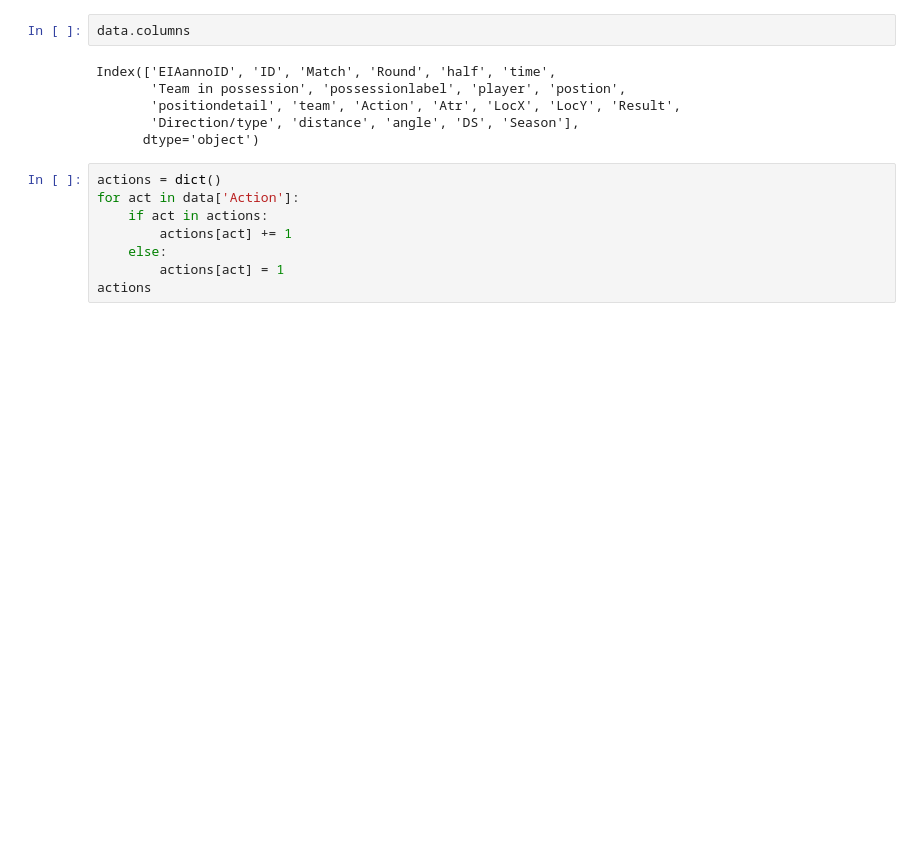
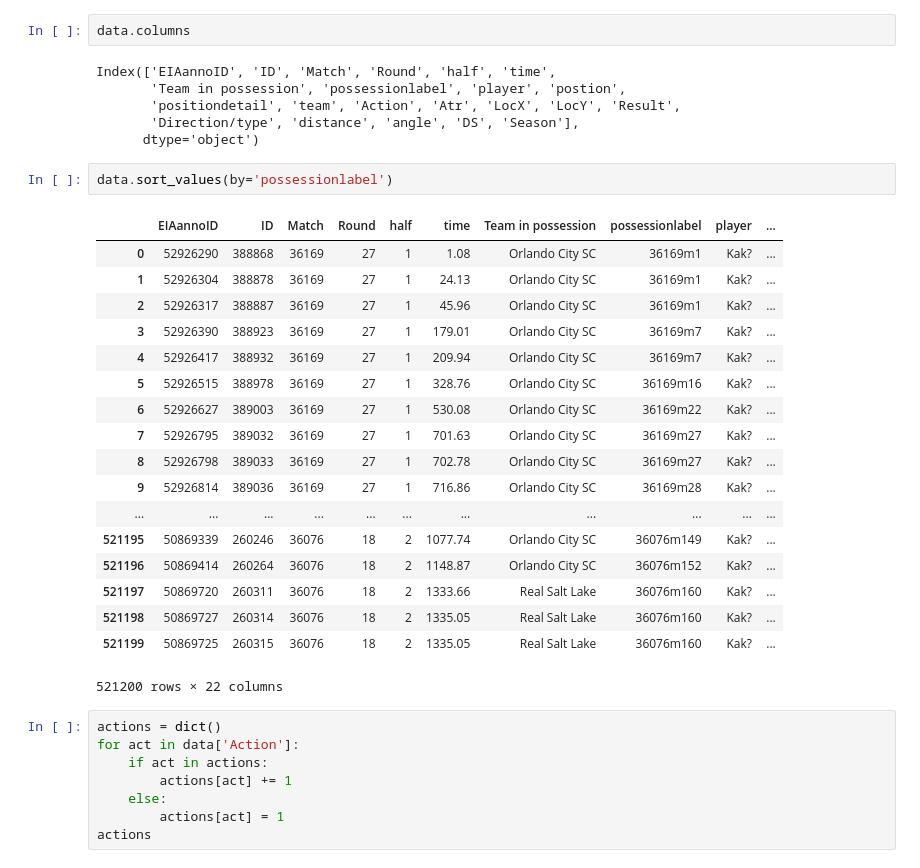
Before and after one commit to mlaradji/VanSASH18-Mathletics, a Jupyter notebook: VanSASH.ipynb, the cells around one changed output. Saved outputs shown, nothing was run; the diff lists cells and outputs as text; blank space fills up the shorter version.

```diff
--- a/VanSASH.ipynb
+++ b/VanSASH.ipynb
@@ -15,6 +16,27 @@ Index(['EIAannoID', 'ID', 'Match', 'Round', 'half', 'time',
        'positiondetail', 'team', 'Action', 'Atr', 'LocX', 'LocY', 'Result',
        'Direction/type', 'distance', 'angle', 'DS', 'Season'],
       dtype='object')
+# %%
+data.sort_values(by='possessionlabel')
+# %% [output]
+|  | EIAannoID | ID | Match | Round | half | time | Team in possession | possessionlabel | player | ... |
+| 0 | 52926290 | 388868 | 36169 | 27 | 1 | 1.08 | Orlando City SC | 36169m1 | Kak? | ... |
+| 1 | 52926304 | 388878 | 36169 | 27 | 1 | 24.13 | Orlando City SC | 36169m1 | Kak? | ... |
+| 2 | 52926317 | 388887 | 36169 | 27 | 1 | 45.96 | Orlando City SC | 36169m1 | Kak? | ... |
+| 3 | 52926390 | 388923 | 36169 | 27 | 1 | 179.01 | Orlando City SC | 36169m7 | Kak? | ... |
+| 4 | 52926417 | 388932 | 36169 | 27 | 1 | 209.94 | Orlando City SC | 36169m7 | Kak? | ... |
+| 5 | 52926515 | 388978 | 36169 | 27 | 1 | 328.76 | Orlando City SC | 36169m16 | Kak? | ... |
+| 6 | 52926627 | 389003 | 36169 | 27 | 1 | 530.08 | Orlando City SC | 36169m22 | Kak? | ... |
+| 7 | 52926795 | 389032 | 36169 | 27 | 1 | 701.63 | Orlando City SC | 36169m27 | Kak? | ... |
+| 8 | 52926798 | 389033 | 36169 | 27 | 1 | 702.78 | Orlando City SC | 36169m27 | Kak? | ... |
+| 9 | 52926814 | 389036 | 36169 | 27 | 1 | 716.86 | Orlando City SC | 36169m28 | Kak? | ... |
+| ... | ... | ... | ... | ... | ... | ... | ... | ... | ... | ... |
+| 521195 | 50869339 | 260246 | 36076 | 18 | 2 | 1077.74 | Orlando City SC | 36076m149 | Kak? | ... |
+| 521196 | 50869414 | 260264 | 36076 | 18 | 2 | 1148.87 | Orlando City SC | 36076m152 | Kak? | ... |
+| 521197 | 50869720 | 260311 | 36076 | 18 | 2 | 1333.66 | Real Salt Lake | 36076m160 | Kak? | ... |
+| 521198 | 50869727 | 260314 | 36076 | 18 | 2 | 1335.05 | Real Salt Lake | 36076m160 | Kak? | ... |
+| 521199 | 50869725 | 260315 | 36076 | 18 | 2 | 1335.05 | Real Salt Lake | 36076m160 | Kak? | ... |
+521200 rows × 22 columns
 # %%
 actions = dict()
 for act in data['Action']:
```
Also changed, not shown: parts of 4 cells of this notebook.
